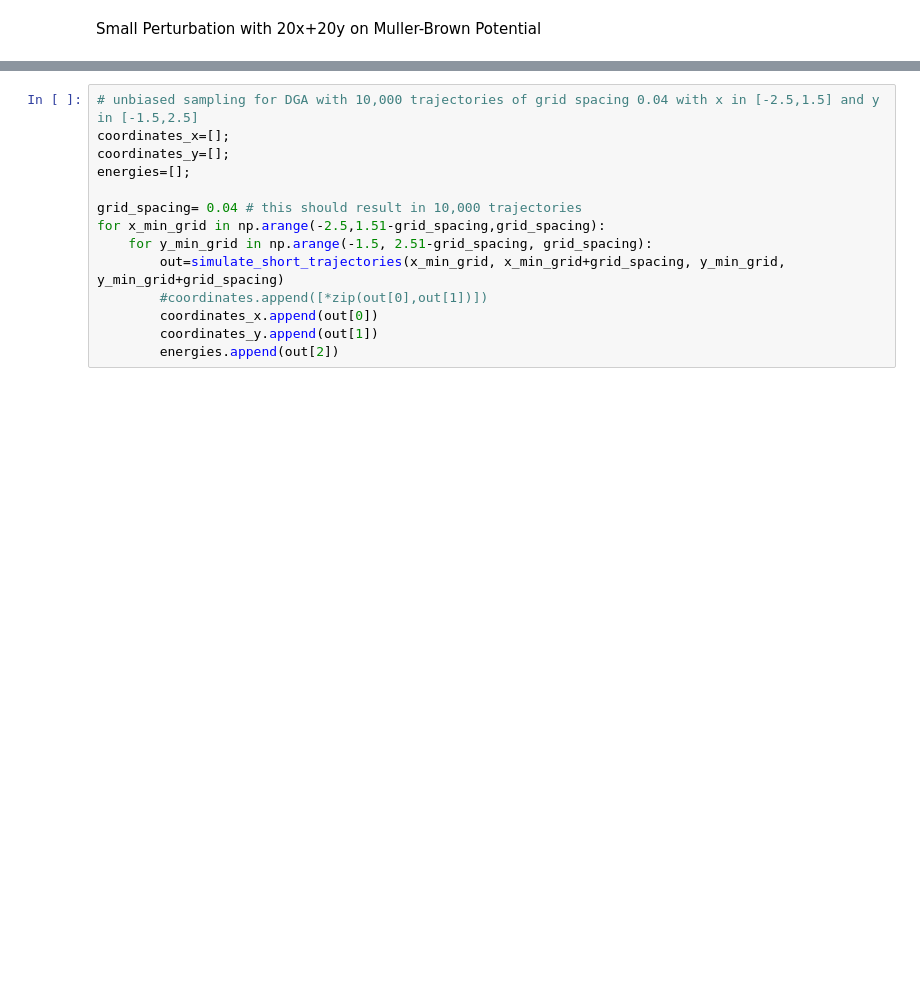
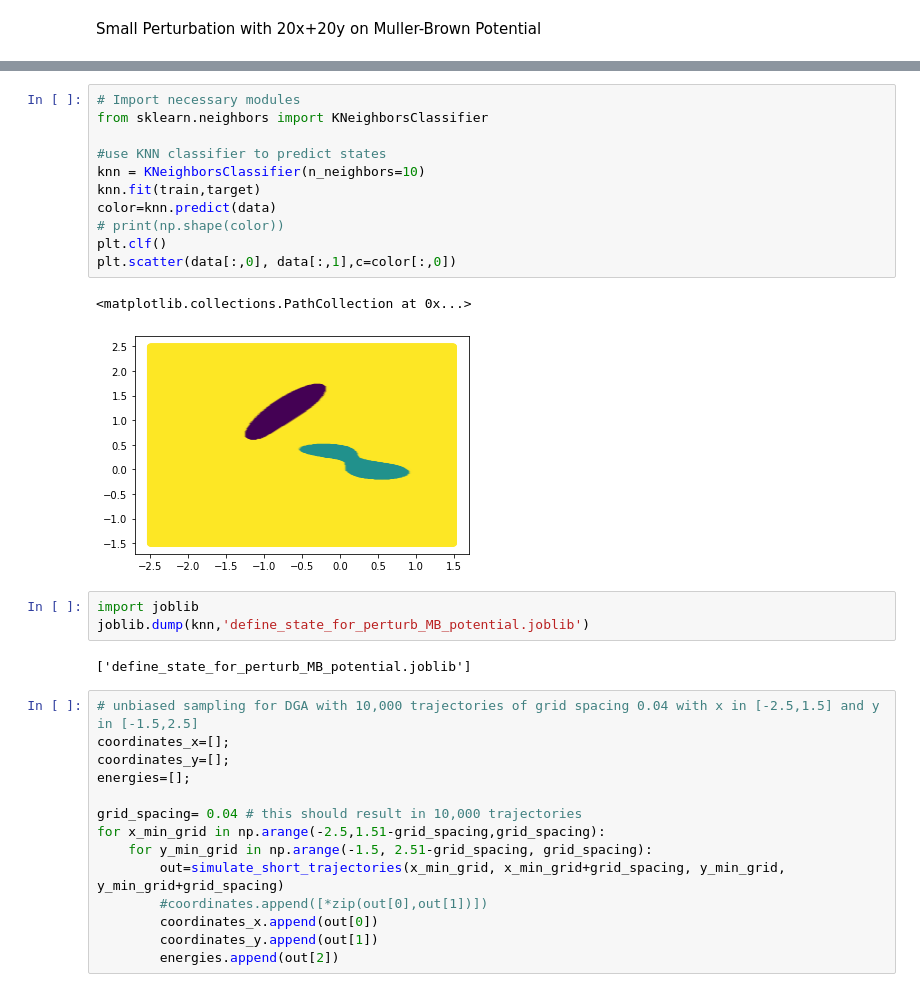
Before and after one commit to chewycharis/work-in-dinner-group-2019, a Jupyter notebook: DGA-Perturbation/jupyter-notebooks/Muller-Brown Potential .ipynb, the cells around one changed output, grey strips where cells are left out. Cells and saved outputs as stored; diff of their text form; blank space fills up the shorter version.

```diff
--- a/DGA-Perturbation/jupyter-notebooks/Muller-Brown Potential .ipynb
+++ b/DGA-Perturbation/jupyter-notebooks/Muller-Brown Potential .ipynb
@@ -291,3 +384,22 @@ Text(0.5, 1.0, 'Muller-Brown Potential + 20 x + 20 y')
+# %%
+# Import necessary modules
+from sklearn.neighbors import KNeighborsClassifier
+
+#use KNN classifier to predict states
+knn = KNeighborsClassifier(n_neighbors=10)
+knn.fit(train,target)
+color=knn.predict(data)
+# print(np.shape(color))
+plt.clf()
+plt.scatter(data[:,0], data[:,1],c=color[:,0])
+# %% [output]
+<matplotlib.collections.PathCollection at 0x...>
+[figure, added]
+# %%
+import joblib
+joblib.dump(knn,'define_state_for_perturb_MB_potential.joblib')
+# %% [output]
+['define_state_for_perturb_MB_potential.joblib']
 # %%
 # unbiased sampling for DGA with 10,000 trajectories of grid spacing 0.04 with x in [-2.5,1.5] and y in [-1.5,2.5]
 coordinates_x=[];
```
Also changed, not shown: parts of 5 cells of this notebook, 33 other files.
